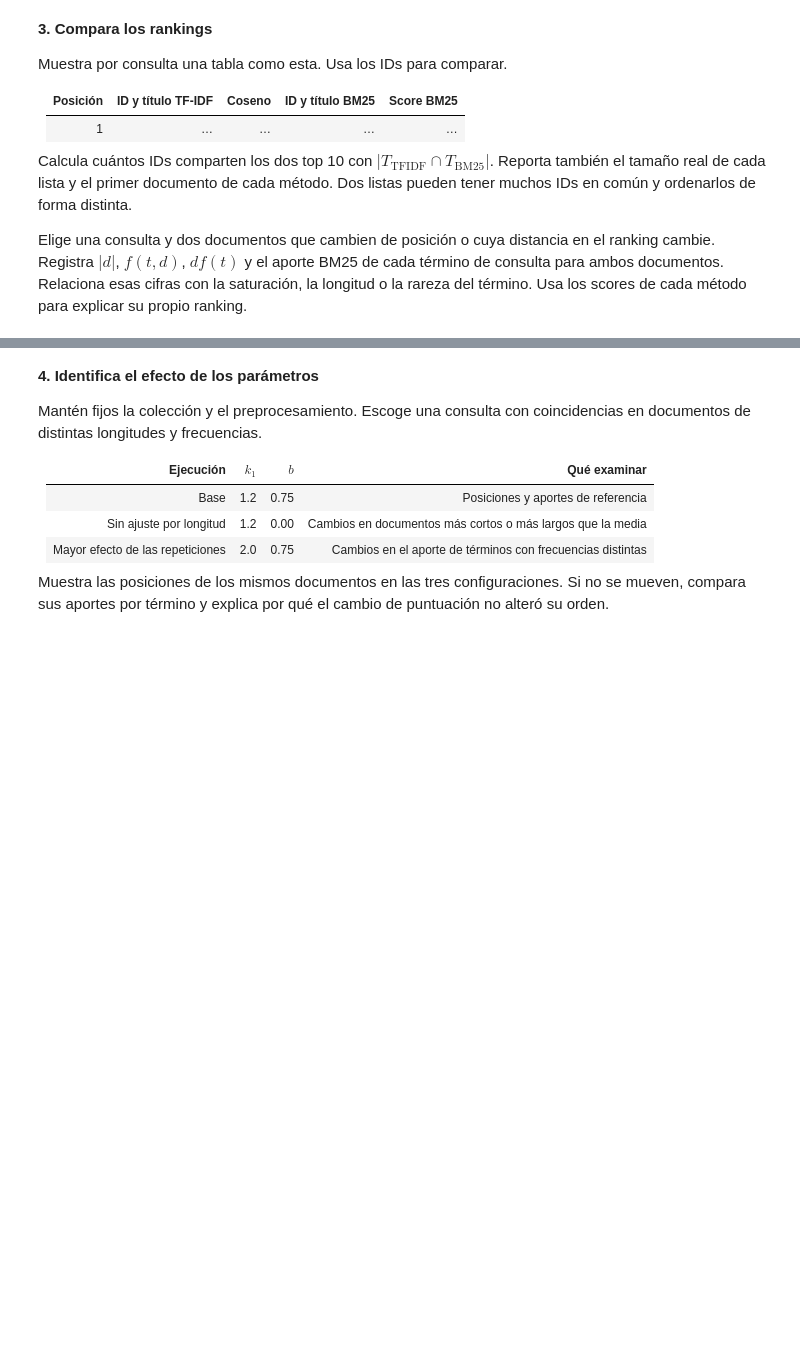
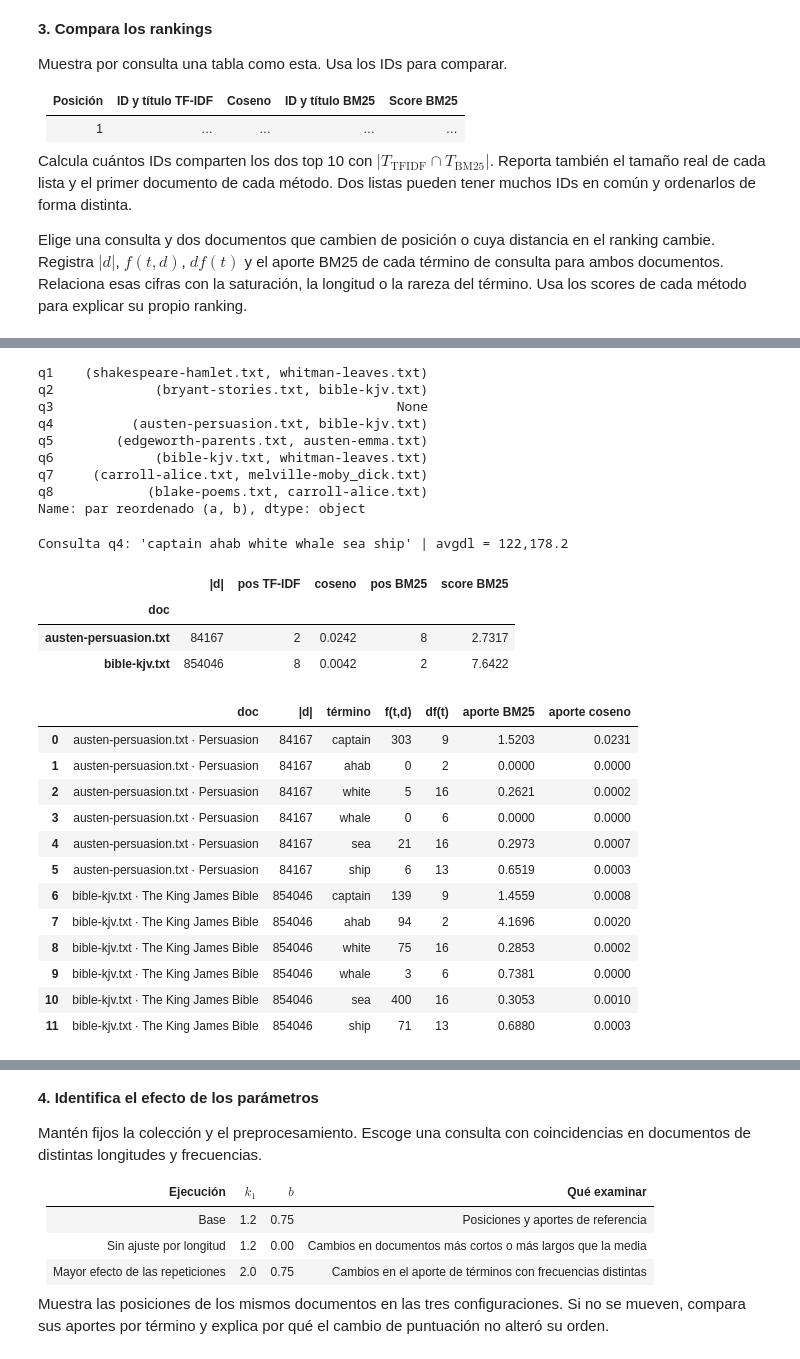
Before and after one commit to Andro2k/Notebook, a Jupyter notebook: notebooks/Primer Bimestre/04_bm25.ipynb, the cells around one changed output, grey strips where cells are left out. Drawn from its saved outputs; the diff is of its cells as text; code cells hidden in the pictures; blank space fills up the shorter version.

```diff
--- a/notebooks/Primer Bimestre/04_bm25.ipynb
+++ b/notebooks/Primer Bimestre/04_bm25.ipynb
@@ -39,0 +460,79 @@ Elige una consulta y dos documentos que cambien de posición o cuya distancia en
+# %%
+# ============ Celda 3b: Dos documentos cuya posición relativa cambia ============
+def full_positions(scores: np.ndarray) -> dict[str, int]:
+    return {d.doc_id: d.position for d in rank(scores, stats, top_k=None)}
+
+
+def find_reordered_pair(spec: QuerySpec) -> tuple[str, str] | None:
+    """Par (a, b) del top-10 de ambos métodos, con a sobre b en TF-IDF y bajo b en BM25; el de mayor cambio de distancia."""
+    tfidf, bm25 = rankings[spec.query_id]
+    pos_t, pos_b = {d.doc_id: d.position for d in tfidf}, {d.doc_id: d.position for d in bm25}
+    common = sorted(set(pos_t) & set(pos_b))
+    pairs = [(a, b) for a in common for b in common if pos_t[a] < pos_t[b] and pos_b[a] > pos_b[b]]
+    if not pairs:
+        return None
+    return max(pairs, key=lambda p: (pos_b[p[0]] - pos_b[p[1]]) - (pos_t[p[0]] - pos_t[p[1]]))
+
+
+def term_breakdown(spec: QuerySpec, doc_ids: tuple[str, ...]) -> pd.DataFrame:
+    """|d|, f(t,d), df(t) y aporte de cada término a BM25 y al coseno TF-IDF, por documento."""
+    query = analyze_query(spec.text, stats)
+    c_bm25, c_tfidf = bm25_scorer.term_contributions(query), tfidf_scorer.term_contributions(query)
+    rows = []
+    for doc_id in doc_ids:
+        d = stats.doc_ids.index(doc_id)
+        for j, term in enumerate(query):
+            t = stats.term_index[term]
+            rows.append({
+                "doc": f"{doc_id} · {stats.titles[d]}", "|d|": int(stats.doc_len[d]), "término": term,
+                "f(t,d)": int(stats.tf[d, t]), "df(t)": int(stats.df[t]),
+                "aporte BM25": round(c_bm25[d, j], 4), "aporte coseno": round(c_tfidf[d, j], 4),
+            })
+    return pd.DataFrame(rows)
+
+
+candidates = {s.query_id: (s, find_reordered_pair(s)) for s in QUERIES}
+display(pd.Series({qid: pair for qid, (_, pair) in candidates.items()}, name="par reordenado (a, b)"))
+
+FOCUS_QUERY = next(s for s in QUERIES if s.query_id == "q4")     # se ajusta tras ver los candidatos
+focus_pair = candidates[FOCUS_QUERY.query_id][1]
+q = analyze_query(FOCUS_QUERY.text, stats)
+pos_t, pos_b = full_positions(tfidf_scorer.scores(q)), full_positions(bm25_scorer.scores(q))
+sc_t = dict(zip(stats.doc_ids, tfidf_scorer.scores(q)))
+sc_b = dict(zip(stats.doc_ids, bm25_scorer.scores(q)))
+
+print(f"Consulta {FOCUS_QUERY.query_id}: '{FOCUS_QUERY.text}' | avgdl = {stats.avgdl:,.1f}")
+display(pd.DataFrame({
+    "doc": focus_pair, "|d|": [int(stats.doc_len[stats.doc_ids.index(d)]) for d in focus_pair],
+    "pos TF-IDF": [pos_t[d] for d in focus_pair], "coseno": [round(sc_t[d], 4) for d in focus_pair],
+    "pos BM25": [pos_b[d] for d in focus_pair], "score BM25": [round(sc_b[d], 4) for d in focus_pair],
+}).set_index("doc"))
+display(term_breakdown(FOCUS_QUERY, focus_pair))
+# %% [output]
+q1    (shakespeare-hamlet.txt, whitman-leaves.txt)
+q2             (bryant-stories.txt, bible-kjv.txt)
+q3                                            None
+q4          (austen-persuasion.txt, bible-kjv.txt)
+q5        (edgeworth-parents.txt, austen-emma.txt)
+q6             (bible-kjv.txt, whitman-leaves.txt)
+q7     (carroll-alice.txt, melville-moby_dick.txt)
+q8            (blake-poems.txt, carroll-alice.txt)
+Name: par reordenado (a, b), dtype: object
+Consulta q4: 'captain ahab white whale sea ship' | avgdl = 122,178.2
+|  | |d| | pos TF-IDF | coseno | pos BM25 | score BM25 |
+| doc |  |  |  |  |  |
+| austen-persuasion.txt | 84167 | 2 | 0.0242 | 8 | 2.7317 |
+| bible-kjv.txt | 854046 | 8 | 0.0042 | 2 | 7.6422 |
+|  | doc | |d| | término | f(t,d) | df(t) | aporte BM25 | aporte coseno |
+| 0 | austen-persuasion.txt · Persuasion | 84167 | captain | 303 | 9 | 1.5203 | 0.0231 |
+| 1 | austen-persuasion.txt · Persuasion | 84167 | ahab | 0 | 2 | 0.0000 | 0.0000 |
+| 2 | austen-persuasion.txt · Persuasion | 84167 | white | 5 | 16 | 0.2621 | 0.0002 |
+| 3 | austen-persuasion.txt · Persuasion | 84167 | whale | 0 | 6 | 0.0000 | 0.0000 |
+| 4 | austen-persuasion.txt · Persuasion | 84167 | sea | 21 | 16 | 0.2973 | 0.0007 |
+| 5 | austen-persuasion.txt · Persuasion | 84167 | ship | 6 | 13 | 0.6519 | 0.0003 |
+| 6 | bible-kjv.txt · The King James Bible | 854046 | captain | 139 | 9 | 1.4559 | 0.0008 |
+| 7 | bible-kjv.txt · The King James Bible | 854046 | ahab | 94 | 2 | 4.1696 | 0.0020 |
+| 8 | bible-kjv.txt · The King James Bible | 854046 | white | 75 | 16 | 0.2853 | 0.0002 |
+| 9 | bible-kjv.txt · The King James Bible | 854046 | whale | 3 | 6 | 0.7381 | 0.0000 |
+| 10 | bible-kjv.txt · The King James Bible | 854046 | sea | 400 | 16 | 0.3053 | 0.0010 |
+| 11 | bible-kjv.txt · The King James Bible | 854046 | ship | 71 | 13 | 0.6880 | 0.0003 |
```
Also changed, not shown: parts of 8 cells of this notebook.
